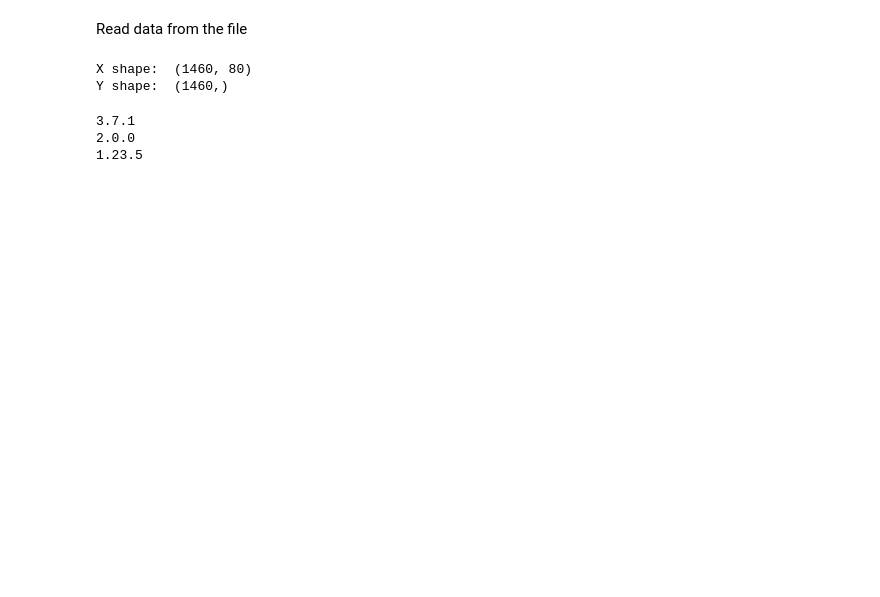
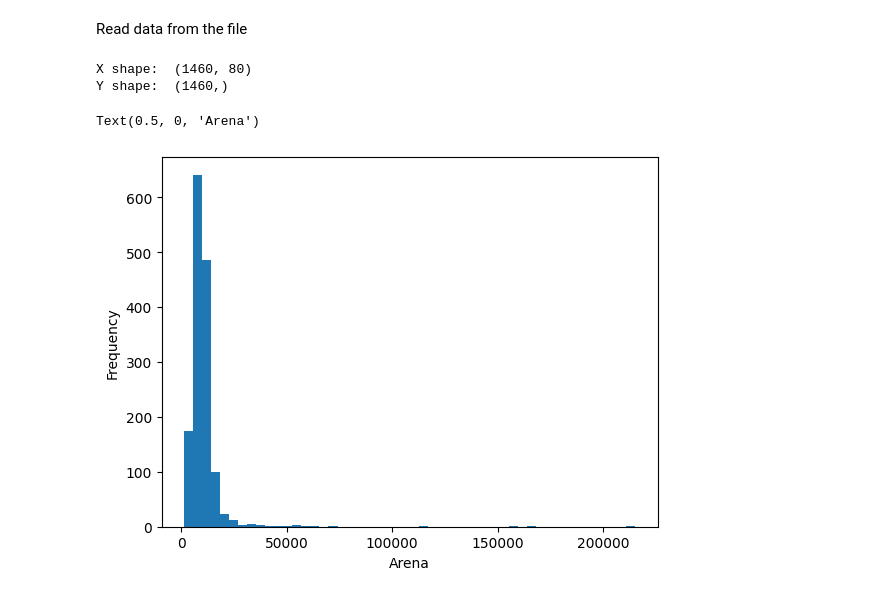
Before and after one commit to Sammers21/ml-playground, a Jupyter notebook: houses/sol.ipynb, the cells around one changed output. Drawn from its saved outputs; the diff is of its cells as text; code cells hidden in the pictures; blank space fills up the shorter version.

Commit message:
better visualization

```diff
--- a/houses/sol.ipynb
+++ b/houses/sol.ipynb
@@ -22,13 +22,10 @@ Y shape:  (1460,)
 # %%
 import matplotlib
 import matplotlib.pyplot as plt
 import matplotlib.image as mpimg
-%matplotlib inline
-
-print(matplotlib.__version__)
-print(pd.__version__)
-print(np.__version__)
+plt.hist(X['LotArea'] , bins=50)
+plt.ylabel('Frequency')
+plt.xlabel('Arena')
 # %% [output]
-3.7.1
-2.0.0
-1.23.5
+Text(0.5, 0, 'Arena')
+[figure, added]
```
Also changed, not shown: parts of 1 cell of this notebook.
